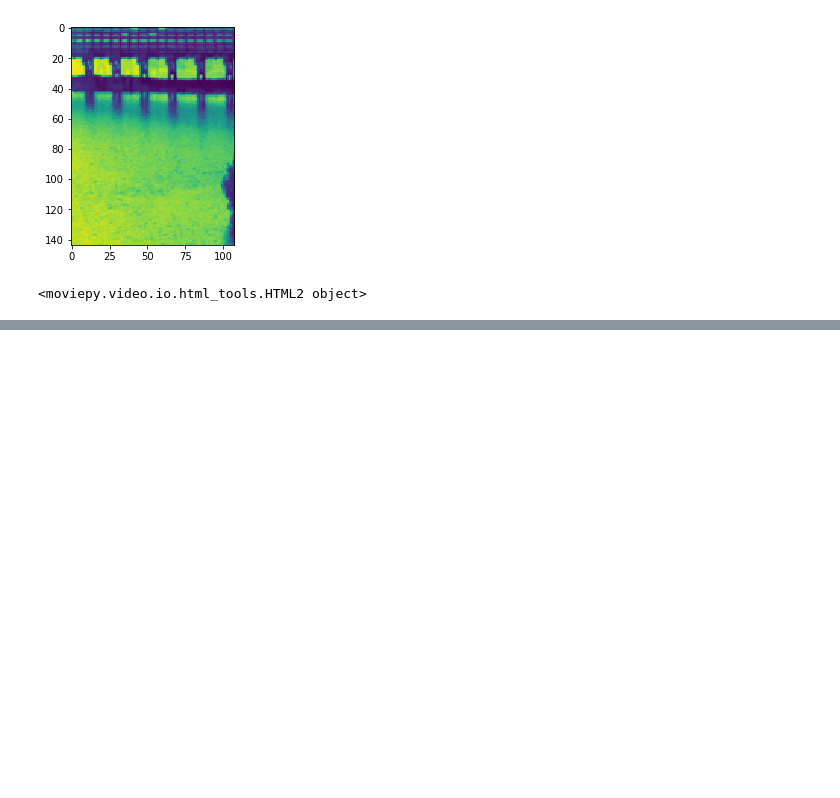
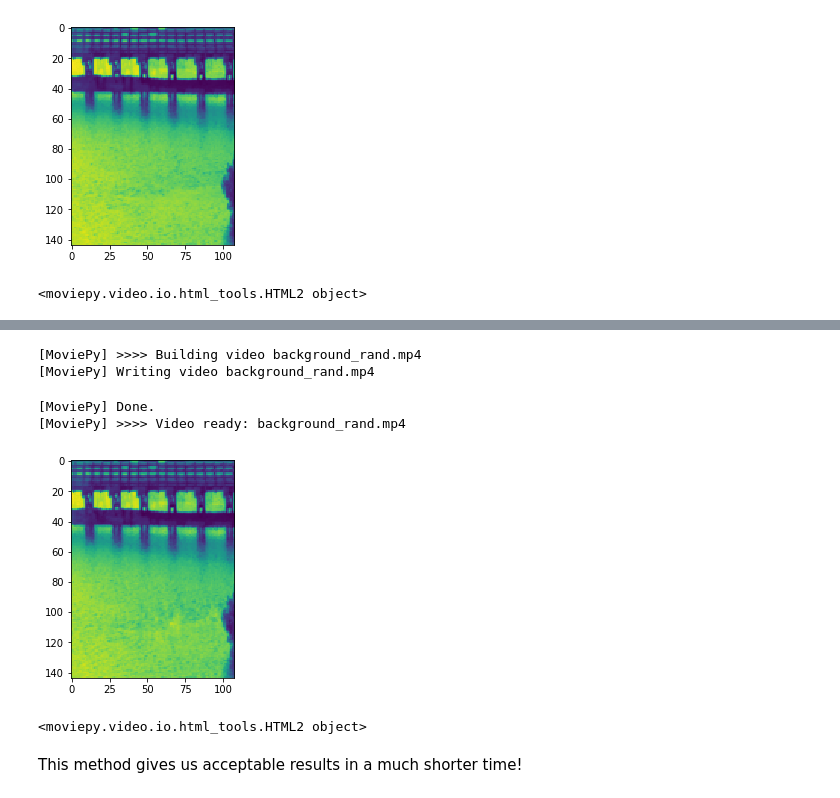
Before and after one commit to carriexu24/Background-Removal-with-SVD, a Jupyter notebook: Background Removal.ipynb, the cells around one changed output, grey strips where cells are left out. Drawn from its saved outputs; the diff is of its cells as text; code cells hidden in the pictures; blank space fills up the shorter version.

```diff
--- a/Background Removal.ipynb
+++ b/Background Removal.ipynb
@@ -133,0 +185,14 @@ mpe.VideoFileClip("background.mp4").subclip(0,10).ipython_display(width=300)
+# %%
+make_video(low_rank_rand, dims, "background_rand")
+# %% [output]
+[MoviePy] >>>> Building video background_rand.mp4
+[MoviePy] Writing video background_rand.mp4
+[MoviePy] Done.
+[MoviePy] >>>> Video ready: background_rand.mp4
+[figure, added]
+# %%
+mpe.VideoFileClip("background_rand.mp4").subclip(0,10).ipython_display(width=300)
+# %% [output]
+<moviepy.video.io.html_tools.HTML2 object>
+# %% [markdown]
+This method gives us acceptable results in a much shorter time!
```
Also changed, not shown: parts of 14 cells of this notebook, 1 other file.
